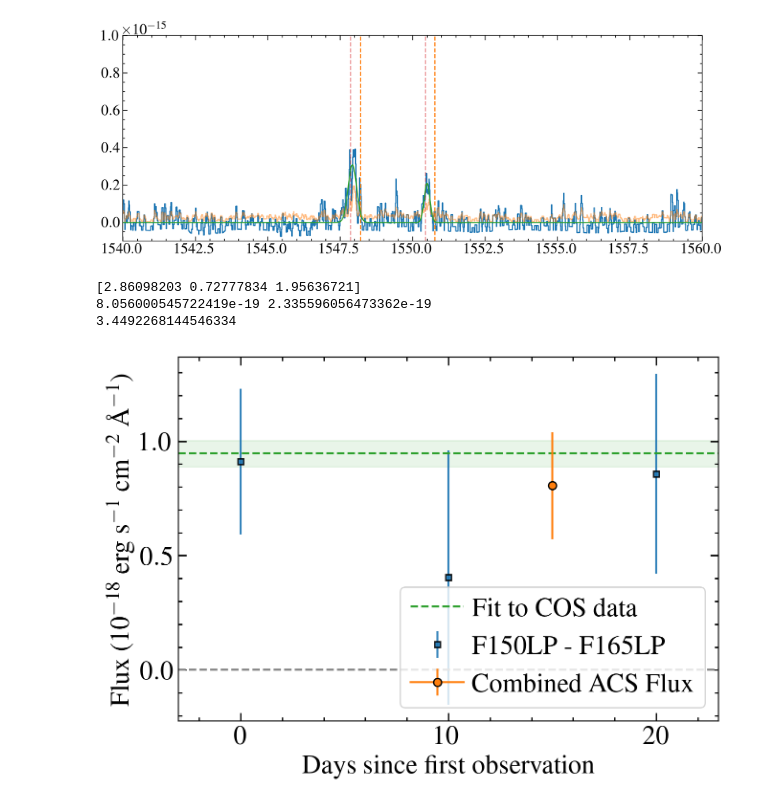
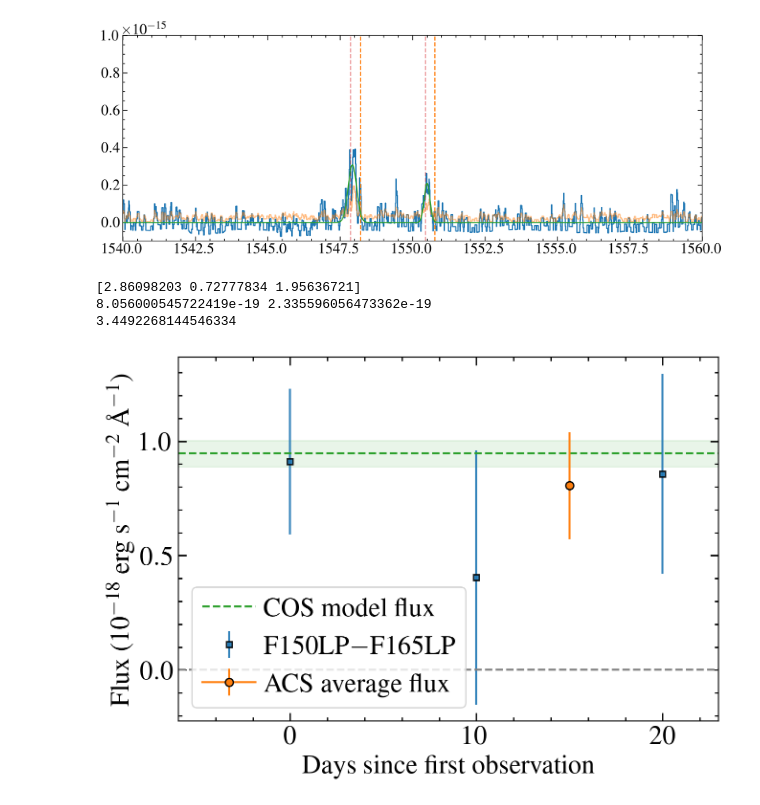
Before and after one commit to davidjwilson/SEDs, a Jupyter notebook: trappist-1/hst_photometry/science.ipynb, the cells around one changed output. Drawn from its saved outputs; the diff is of its cells as text; code cells hidden in the pictures.

```diff
--- a/trappist-1/hst_photometry/science.ipynb
+++ b/trappist-1/hst_photometry/science.ipynb
@@ -1551,12 +1701,13 @@ days = [0, 10, 20]
 
 # cols = [0, 1, 2]
 
-ax.errorbar(days, fdiff*scale, yerr=fdiff_e*scale, label = 'F150LP - F165LP', marker=m, c='C0', markeredgecolor='k', markersize=4, alpha=0.9, ls='none')
+ax.errorbar(days, fdiff*scale, yerr=fdiff_e*scale, label = 'F150LP$-$F165LP', marker='s', c='C0', markeredgecolor='k', markersize=4, alpha=0.9, ls='none')
 
 simphot, simphot_e = 9.459369456324885e-19,5.708173610402945e-20
 
+x = np.arange(-10, 40)
 
-ax.axhline(simphot*scale, ls = '--', c='C2', label = 'Fit to COS data')
+ax.axhline(simphot*scale, ls = '--', c='C2', label = 'COS model flux')
 ax.fill_between(x, (simphot-simphot_e)*scale, (simphot+simphot_e)*scale , color='C2', alpha=0.1)
 
 ax.axhline(0, ls ='--', c='0.5')
@@ -1567,40 +1718,40 @@ print(fdiff/fdiff_e)
 
 fdiff_av = np.average(fdiff, weights = 1/(fdiff_e**2))
 fdiff_ave = (1/(np.sum(1/(fdiff_e**2))))**0.5
-ax.errorbar(15., fdiff_av*scale, yerr=fdiff_ave*scale, c='C1', marker='o', markeredgecolor='k', label = 'Combined ACS Flux')
+ax.errorbar(15., fdiff_av*scale, yerr=fdiff_ave*scale, c='C1', marker='o', markeredgecolor='k', label = 'ACS average flux')
 
 
 print(fdiff_av, fdiff_ave)
 print(fdiff_av/fdiff_ave)
 
 # handles, labels = plt.gca().get_legend_handles_labels()
 # by_label = dict(zip(labels, handles))
 # ax3.legend(by_label.values(), by_label.keys(), frameon=True, loc=4)
 
 
 # fig.tight_layout()
 
 
 # ax.set_yscale('log')
 ax.set_ylabel('Flux (10$^{-18}$ erg s$^{-1}$ cm$^{-2}$ \AA$^{-1}$)')
 ax.set_xlabel('Days since first observation')
 ax.set_xticks(days)
 
-ax.set_xlim(-3, 23)
+ax.set_xlim(-6, 23)
 # ax.set_ylim(2.1, 7.9)
 
 
 handles, labels = plt.gca().get_legend_handles_labels()
 by_label = dict(zip(labels, handles))
-ax.legend(by_label.values(), by_label.keys(), frameon=True, loc=4)
+ax.legend(by_label.values(), by_label.keys(), frameon=True, loc=3)
 
 fig.tight_layout()
 fig.savefig('plots/acs_diff_flux.pdf')
 # %% [output]
 [2.86098203 0.72777834 1.95636721]
 8.056000545722419e-19 2.335596056473362e-19
 3.4492268144546334
-[figure, old version]
+[figure, new version]
 # %%
 # fig, ax = plt.subplots(figsize=(6, 6))
 # scale = 1e18
```
Also changed, not shown: parts of 4 cells of this notebook, 6 other files.
